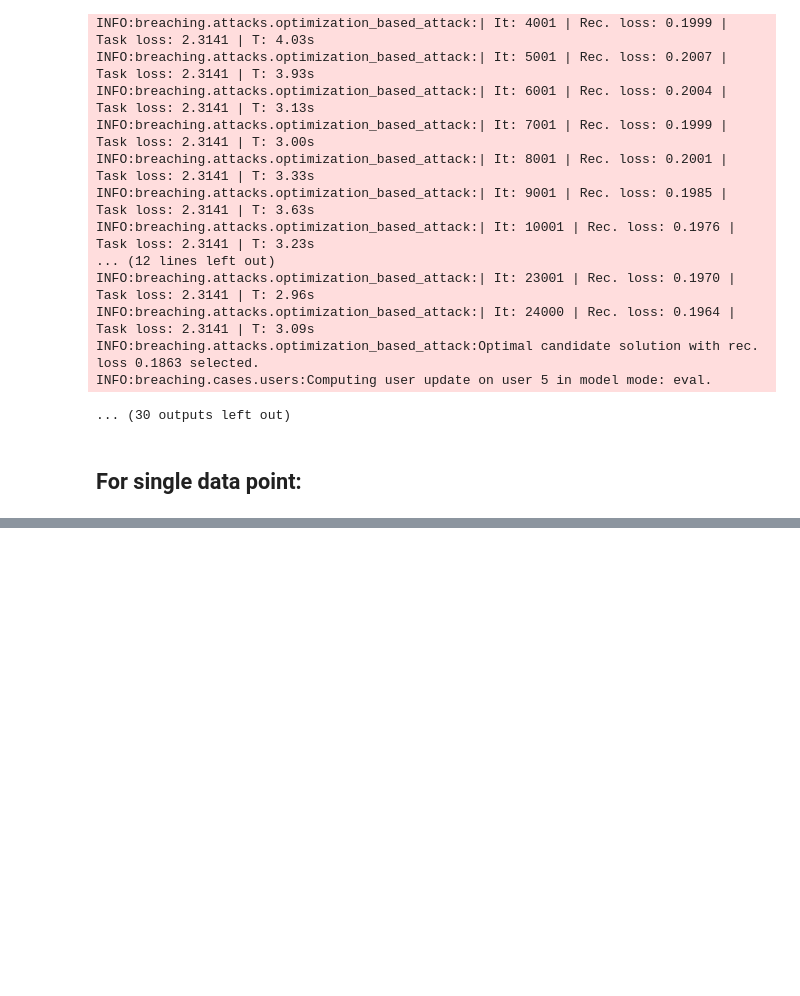
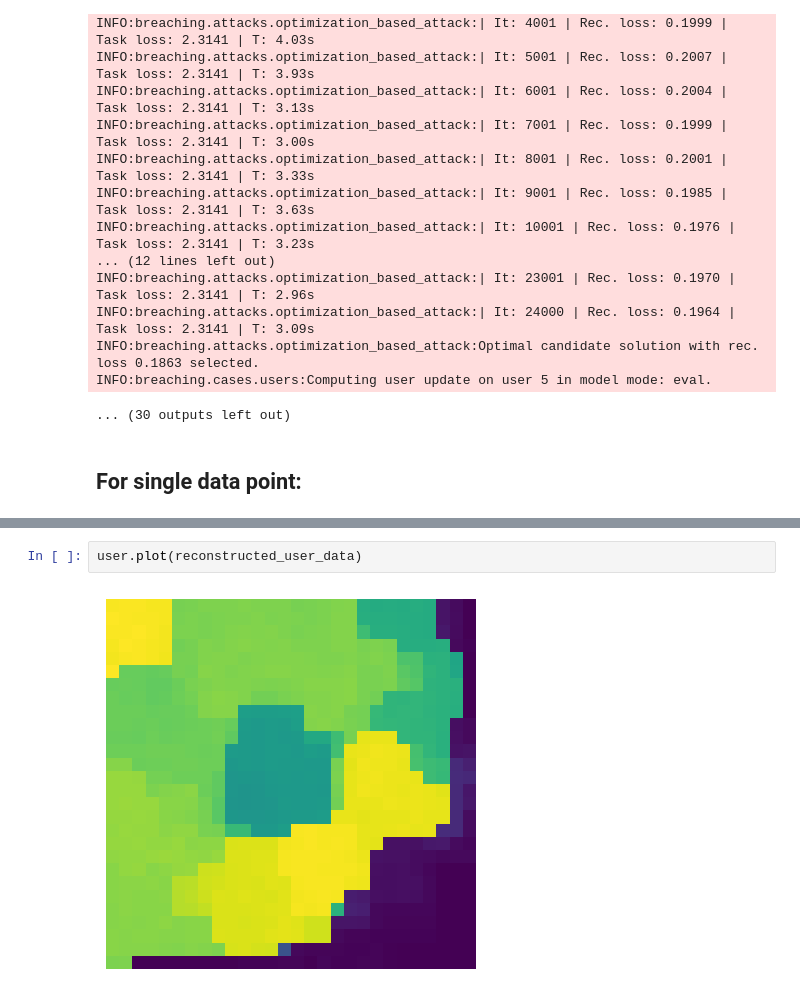
Before and after one commit to Kexin6/let_the_neurons_die, a Jupyter notebook: inverting_gradients/breaching/Data_Poisoning_Attack_via_IG_iterative_on_data_ordering.ipynb, the cells around one changed output, grey strips where cells are left out. Cells and saved outputs as stored; diff of their text form; blank space fills up the shorter version.

```diff
--- a/inverting_gradients/breaching/Data_Poisoning_Attack_via_IG_iterative_on_data_ordering.ipynb
+++ b/inverting_gradients/breaching/Data_Poisoning_Attack_via_IG_iterative_on_data_ordering.ipynb
@@ -332,0 +466,4 @@ INFO:breaching.attacks.optimization_based_attack:| It: 8001 | Rec. loss: 0.5971
+# %%
+user.plot(reconstructed_user_data)
+# %% [output]
+[figure, added]
```
Also changed, not shown: parts of 2 cells of this notebook, 47 other files.
